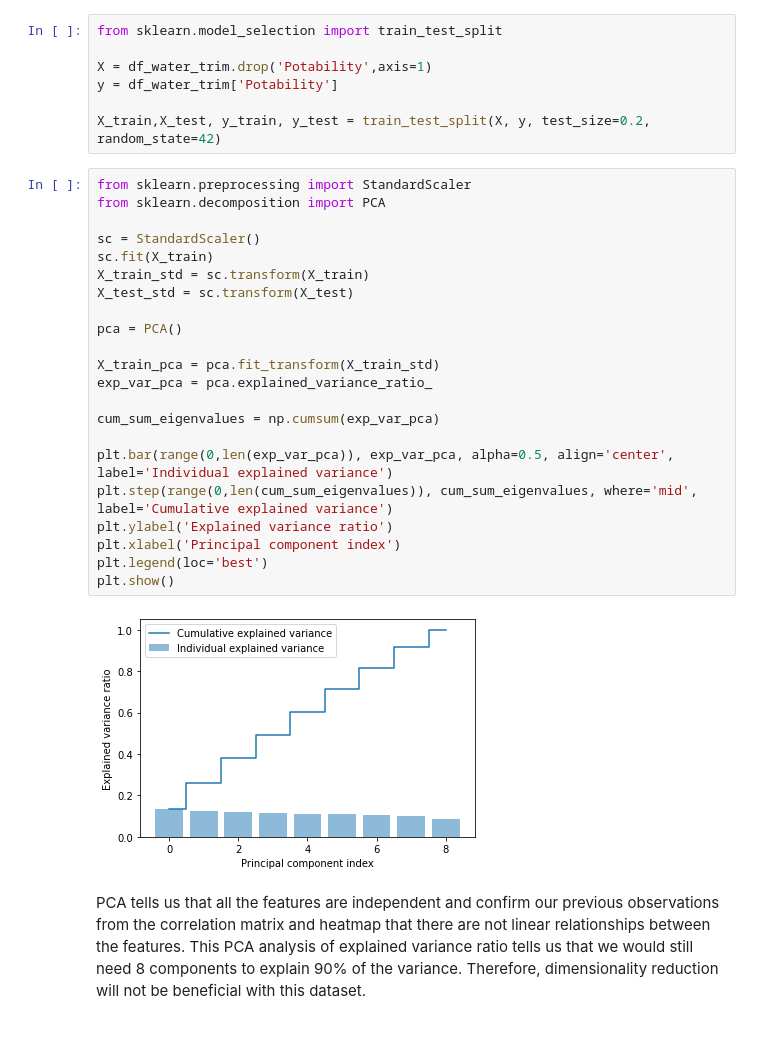
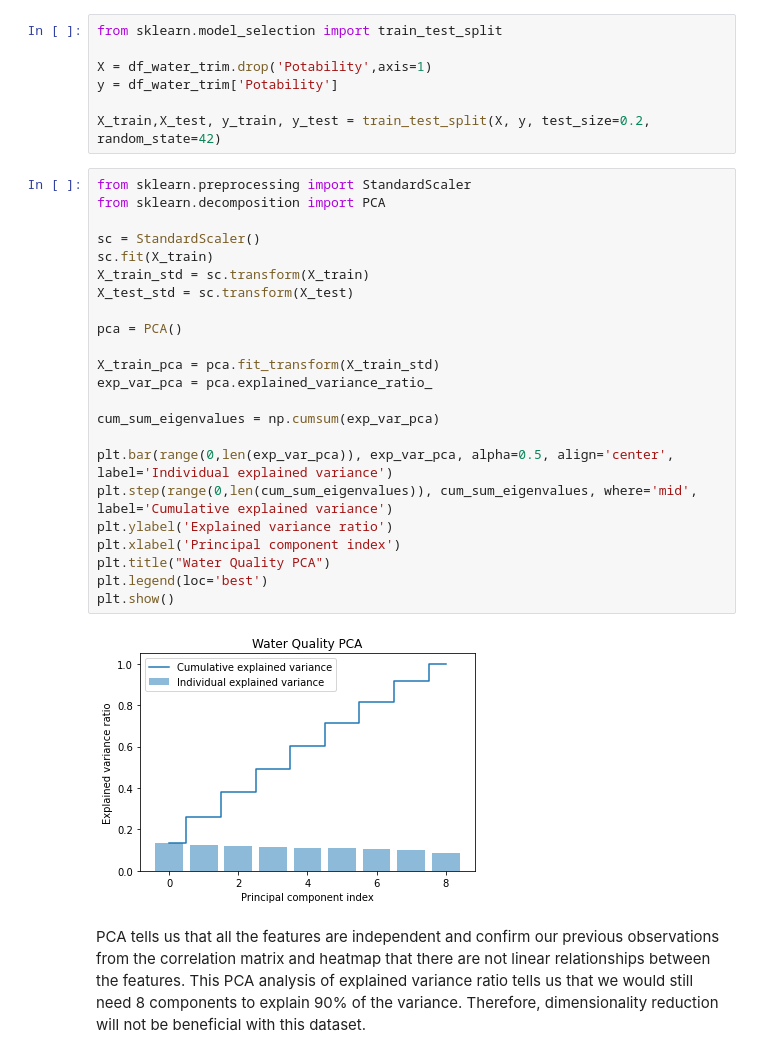
Before and after one commit to annsam0115/Water-Classification-Capstone-Project, a Jupyter notebook: CIND820_CapstoneProject_ASAM.ipynb, the cells around one changed output. Saved outputs shown, nothing was run; the diff lists cells and outputs as text.

```diff
--- a/CIND820_CapstoneProject_ASAM.ipynb
+++ b/CIND820_CapstoneProject_ASAM.ipynb
@@ -355,27 +392,28 @@ X_train,X_test, y_train, y_test = train_test_split(X, y, test_size=0.2, random_s
 # %%
 from sklearn.preprocessing import StandardScaler
 from sklearn.decomposition import PCA
 
 sc = StandardScaler()
 sc.fit(X_train)
 X_train_std = sc.transform(X_train)
 X_test_std = sc.transform(X_test)
 
 pca = PCA()
 
 X_train_pca = pca.fit_transform(X_train_std)
 exp_var_pca = pca.explained_variance_ratio_
 
 cum_sum_eigenvalues = np.cumsum(exp_var_pca)
 
 plt.bar(range(0,len(exp_var_pca)), exp_var_pca, alpha=0.5, align='center', label='Individual explained variance')
 plt.step(range(0,len(cum_sum_eigenvalues)), cum_sum_eigenvalues, where='mid', label='Cumulative explained variance')
 plt.ylabel('Explained variance ratio')
 plt.xlabel('Principal component index')
+plt.title("Water Quality PCA")
 plt.legend(loc='best')
 plt.show()
 # %% [output]
-[figure, old version]
+[figure, new version]
 # %% [markdown]
 PCA tells us that all the features are independent and confirm our previous observations from the correlation matrix and heatmap that there are not linear relationships between the features. This PCA analysis of explained variance ratio tells us that we would still need 8 components to explain 90% of the variance. Therefore, dimensionality reduction will not be beneficial with this dataset.
 # %% [markdown]
```
Also changed, not shown: parts of 19 cells of this notebook.
